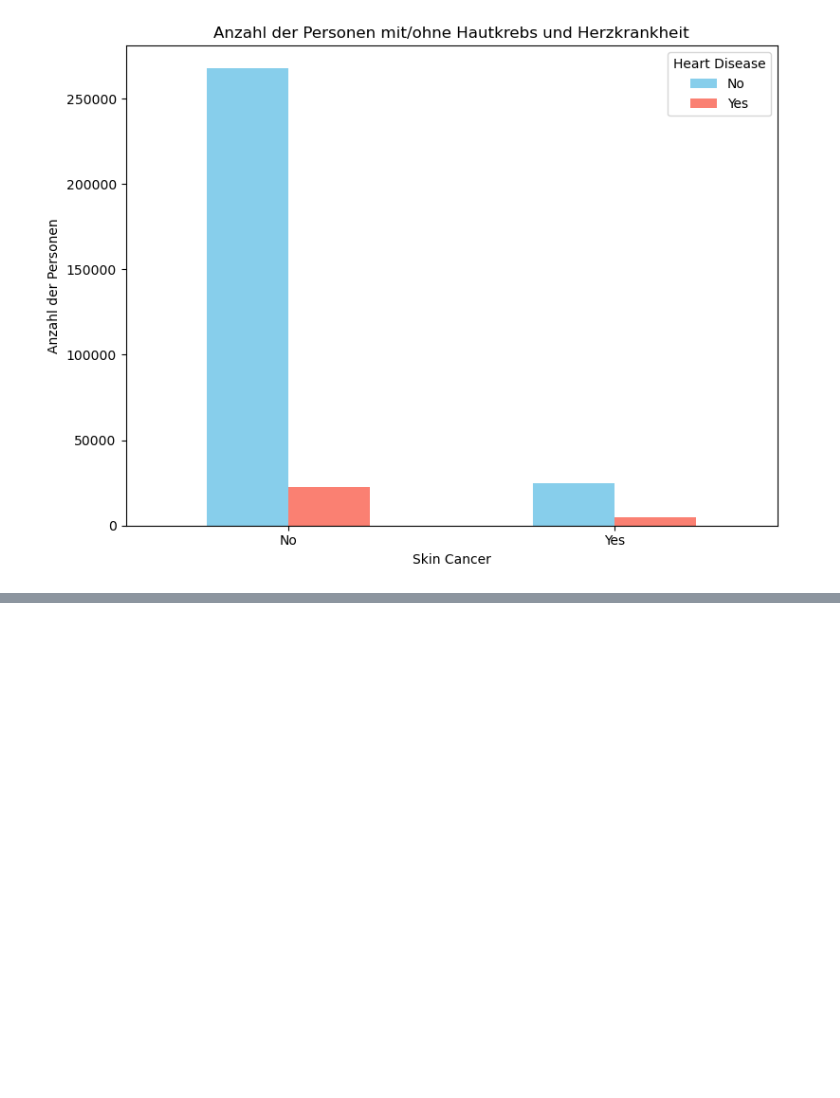
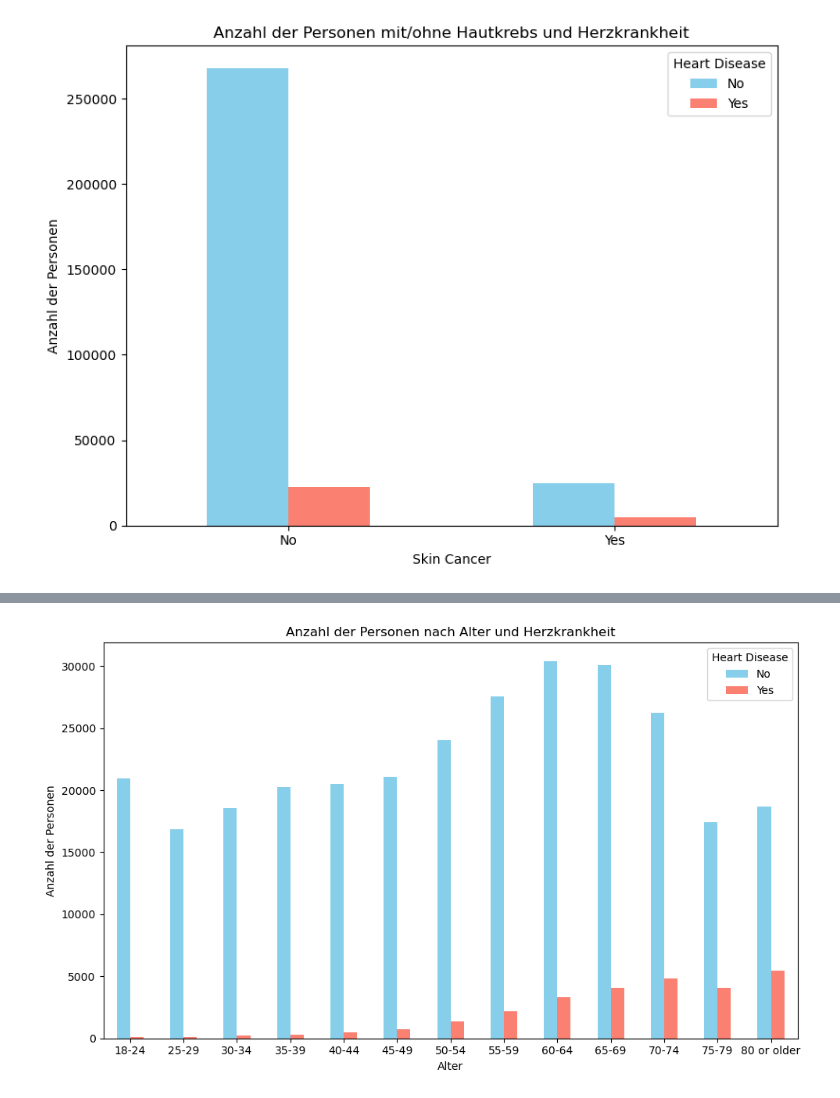
Before and after one commit to ManaTrooo/Asai-Projekt, a Jupyter notebook: heartDis.ipynb, the cells around one changed output, grey strips where cells are left out. Cells and saved outputs as stored; diff of their text form; code cells hidden in the pictures; blank space fills up the shorter version.

```diff
--- a/Untitled.ipynb
+++ b/heartDis.ipynb
@@ -87,0 +98,15 @@ if "Race" in df.columns and "HeartDisease" in df.columns:
+# %%
+# 🔢 Kreuztabelle: wie viele mit/ohne Hautkrebs + Herzkrankheit
+table = pd.crosstab(df["AgeCategory"], df["HeartDisease"])
+
+# 🖼️ Balkendiagramm erstellen
+table.plot(kind='bar', stacked=False, figsize=(10,6), color=['skyblue', 'salmon'])
+plt.title('Anzahl der Personen nach Alter und Herzkrankheit')
+plt.xlabel('Alter')
+plt.ylabel('Anzahl der Personen')
+plt.xticks(rotation=0)
+plt.legend(title='Heart Disease')
+plt.tight_layout()
+plt.show()
+# %% [output]
+[figure, added]
```
Also changed, not shown: parts of 5 cells of this notebook.
